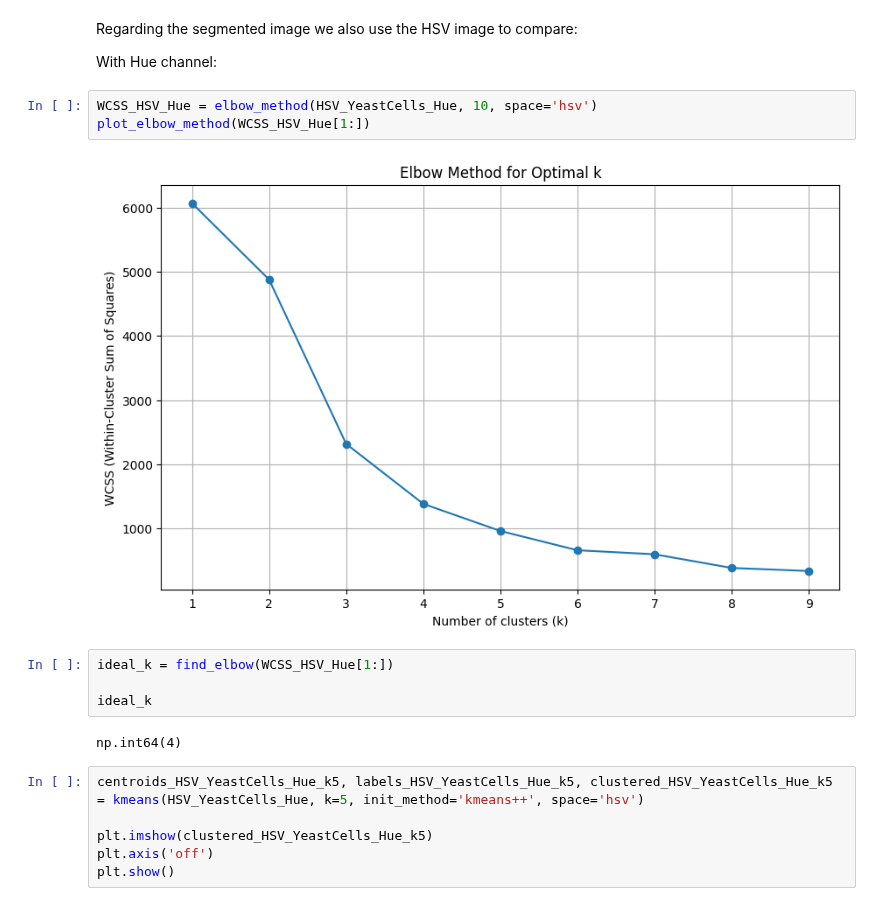
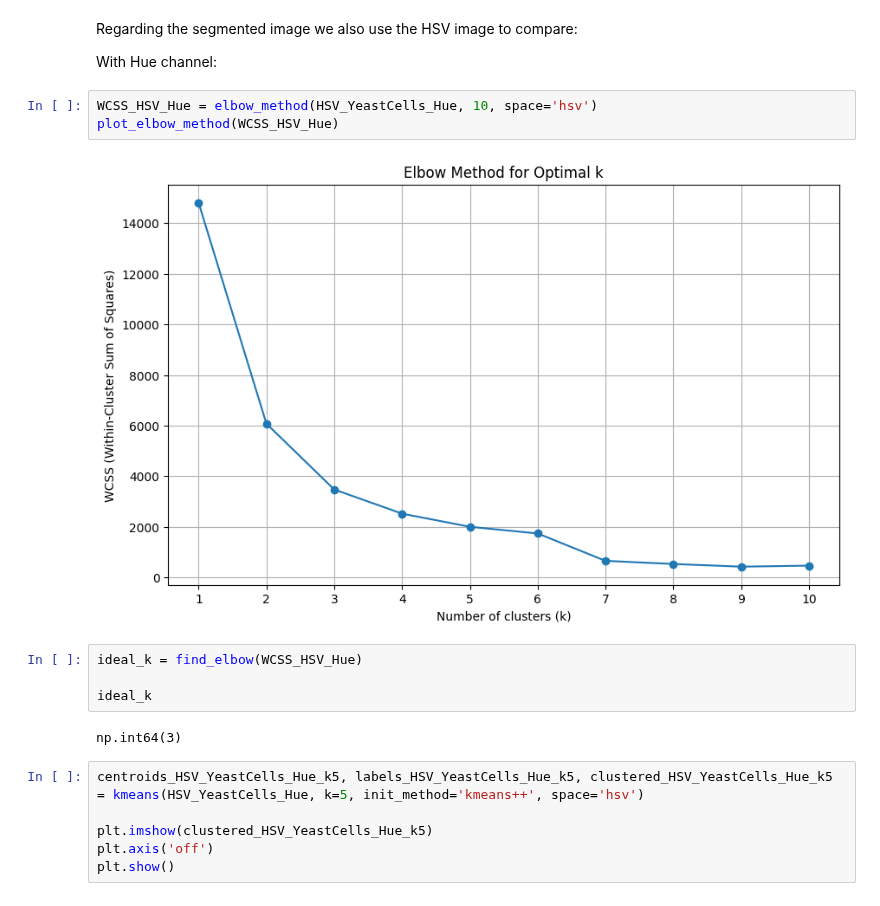
Before and after one commit to BiomedicalImageAnalysis2025/topic01_team04, a Jupyter notebook: Code/FinalKMeans.ipynb, the cells around one changed output. Drawn from its saved outputs; the diff is of its cells as text.

Commit message:
tried to apply elbow method on CellDistinction, needs still optimisation...

```diff
--- a/Code/FinalKMeans.ipynb
+++ b/Code/FinalKMeans.ipynb
@@ -136,15 +136,15 @@ Regarding the segmented image we also use the HSV image to compare:
 With Hue channel:
 # %%
 WCSS_HSV_Hue = elbow_method(HSV_YeastCells_Hue, 10, space='hsv')
-plot_elbow_method(WCSS_HSV_Hue[1:])
+plot_elbow_method(WCSS_HSV_Hue)
 # %% [output]
-[figure, old version]
+[figure, new version]
 # %%
-ideal_k = find_elbow(WCSS_HSV_Hue[1:])
+ideal_k = find_elbow(WCSS_HSV_Hue)
 
 ideal_k
 # %% [output]
-np.int64(4)
+np.int64(3)
 # %%
 centroids_HSV_YeastCells_Hue_k5, labels_HSV_YeastCells_Hue_k5, clustered_HSV_YeastCells_Hue_k5 = kmeans(HSV_YeastCells_Hue, k=5, init_method='kmeans++', space='hsv')
 
```
Also changed, not shown: parts of 3 cells of this notebook, 2 other files.
